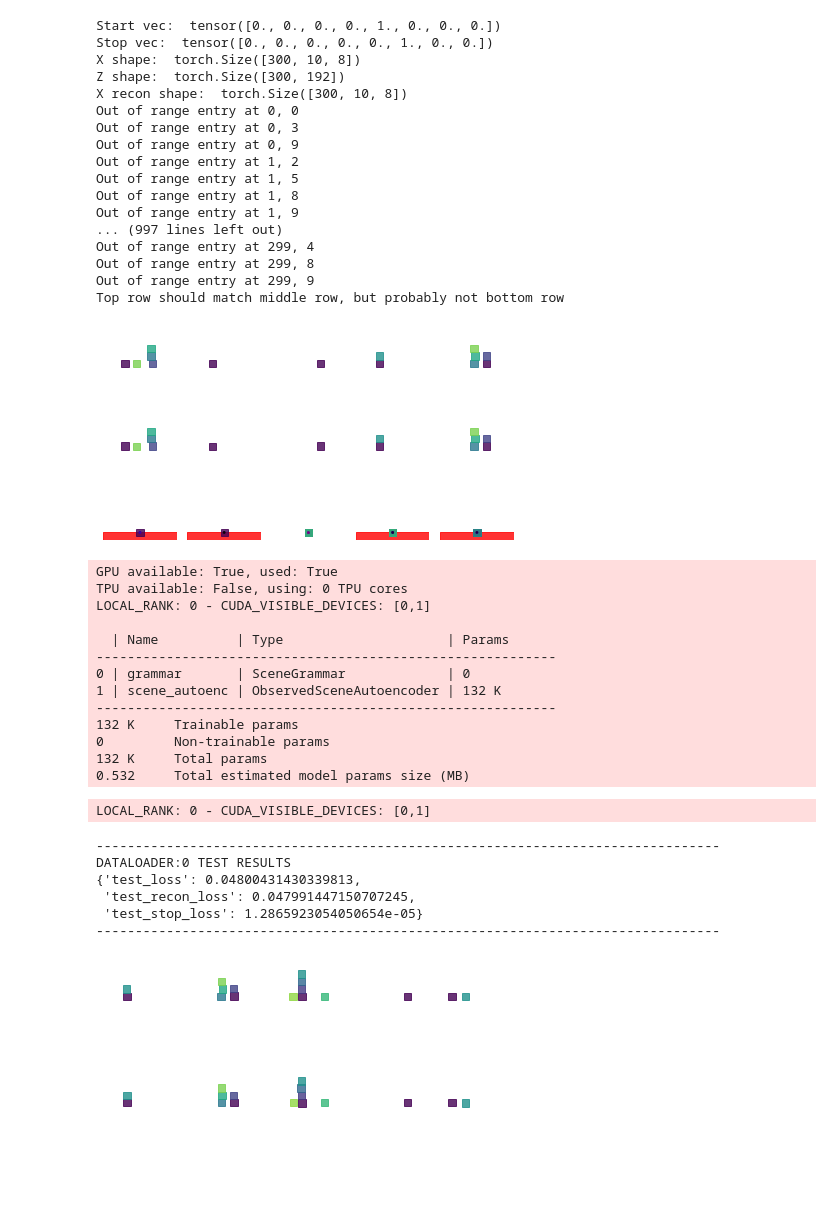
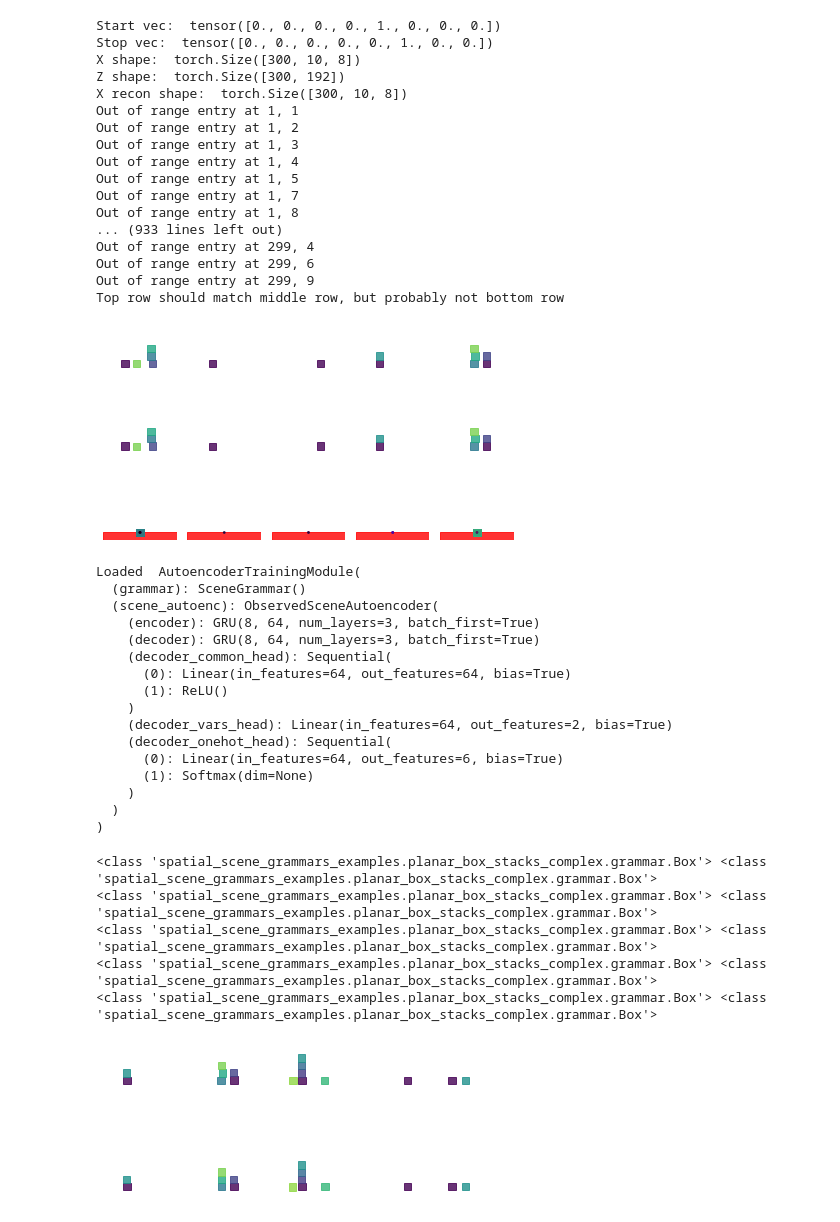
Before and after one commit to gizatt/spatial_scene_grammars, a Jupyter notebook: spatial_scene_grammars_examples/planar_box_stacks_complex/target_environment_autoencoder.ipynb, the cells around one changed output. Cells and saved outputs as stored; diff of their text form; code cells hidden in the pictures; blank space fills up the shorter version.

Commit message:
Ordering issue in reproducibility of target environment autoencoder

```diff
--- a/spatial_scene_grammars_examples/planar_box_stacks_complex/target_environment_autoencoder.ipynb
+++ b/spatial_scene_grammars_examples/planar_box_stacks_complex/target_environment_autoencoder.ipynb
@@ -169,7 +168,7 @@ class ObservedSceneAutoencoder(torch.nn.Module):
         super().__init__()
         # Figure out what size the nodes need to be padded out to,
         # and the size of the one-hot encoding.
-        self.unique_node_types = list(grammar.get_all_types_in_grammar())
+        self.unique_node_types = sorted(list(grammar.get_all_types_in_grammar()), key=lambda x: x.__class__.__name__)
         # Add "start" and "stop" symbols to node types
         self.num_node_types_without_extras = len(self.unique_node_types)
         self.num_node_types = len(self.unique_node_types) + 2
@@ -357,40 +356,40 @@ print("X recon shape: ", pad_packed_sequence(x_recon, batch_first=True)[0].shape
 def make_observed_to_tree(obs):
     tree = SceneTree()
     for obs_node in obs:
         tree.add_node(obs_node)
     return tree
 
 observed_nodes_unpacked = test_scene_autoenc.unpack_observed_nodes_batch(x)
 observed_nodes_autoencoded = test_scene_autoenc.unpack_observed_nodes_batch(x_recon)
 N = 5
 for k in range(N):
     plt.subplot(3, N, k+1)
     draw_boxes(make_observed_to_tree(observed_nodes_for_test[k]), fig=plt.gcf(), ax=plt.gca())
     plt.subplot(3, N, k+N+1)
     draw_boxes(make_observed_to_tree(observed_nodes_unpacked[k]), fig=plt.gcf(), ax=plt.gca())
     plt.subplot(3, N, k+N+N+1)
     draw_boxes(make_observed_to_tree(observed_nodes_autoencoded[k]), fig=plt.gcf(), ax=plt.gca())
 plt.tight_layout()
 print("Top row should match middle row, but probably not bottom row")
 # %% [output]
 Start vec:  tensor([0., 0., 0., 0., 1., 0., 0., 0.])
 Stop vec:  tensor([0., 0., 0., 0., 0., 1., 0., 0.])
 X shape:  torch.Size([300, 10, 8])
 Z shape:  torch.Size([300, 192])
 X recon shape:  torch.Size([300, 10, 8])
-Out of range entry at 0, 0
-Out of range entry at 0, 3
-Out of range entry at 0, 9
+Out of range entry at 1, 1
 Out of range entry at 1, 2
+Out of range entry at 1, 3
+Out of range entry at 1, 4
 Out of range entry at 1, 5
+Out of range entry at 1, 7
 Out of range entry at 1, 8
-Out of range entry at 1, 9
-... (997 lines left out)
+... (933 lines left out)
 Out of range entry at 299, 4
-Out of range entry at 299, 8
+Out of range entry at 299, 6
 Out of range entry at 299, 9
 Top row should match middle row, but probably not bottom row
-[figure, old version]
+[figure, new version]
 # %%
 # Make sure we can train the node embeddings on their own.
 from pytorch_lightning.callbacks import LearningRateMonitor
@@ -468,7 +467,7 @@ class AutoencoderTrainingModule(pl.LightningModule):
         }
 
 
-retrain = True
+retrain = False
 autoenc_model = AutoencoderTrainingModule(grammar)
 if retrain or not os.path.exists("saved_autoenc.ckpt"):
     lr_monitor = LearningRateMonitor(logging_interval='epoch')
@@ -485,26 +484,22 @@ else:
     autoenc_model = autoenc_model.load_from_checkpoint(checkpoint_path="saved_autoenc.ckpt", grammar=grammar)
     print("Loaded ", autoenc_model)
 # %% [output]
-GPU available: True, used: True
-TPU available: False, using: 0 TPU cores
-LOCAL_RANK: 0 - CUDA_VISIBLE_DEVICES: [0,1]
-
-  | Name          | Type                     | Params
------------------------------------------------------------
-0 | grammar       | SceneGrammar             | 0
-1 | scene_autoenc | ObservedSceneAutoencoder | 132 K
------------------------------------------------------------
-132 K     Trainable params
-0         Non-trainable params
-132 K     Total params
-0.532     Total estimated model params size (MB)
+Loaded  AutoencoderTrainingModule(
+  (grammar): SceneGrammar()
+  (scene_autoenc): ObservedSceneAutoencoder(
+    (encoder): GRU(8, 64, num_layers=3, batch_first=True)
+    (decoder): GRU(8, 64, num_layers=3, batch_first=True)
+    (decoder_common_head): Sequential(
+      (0): Linear(in_features=64, out_features=64, bias=True)
+      (1): ReLU()
+    )
+    (decoder_vars_head): Linear(in_features=64, out_features=2, bias=True)
+    (decoder_onehot_head): Sequential(
+      (0): Linear(in_features=64, out_features=6, bias=True)
+      (1): Softmax(dim=None)
+    )
+  )
+)
-LOCAL_RANK: 0 - CUDA_VISIBLE_DEVICES: [0,1]
---------------------------------------------------------------------------------
-DATALOADER:0 TEST RESULTS
-{'test_loss': 0.04800431430339813,
- 'test_recon_loss': 0.047991447150707245,
- 'test_stop_loss': 1.2865923054050654e-05}
---------------------------------------------------------------------------------
 # %%
 x = autoenc_model.scene_autoenc.pack_observed_nodes_batch(observed_nodes_for_test)
 z = autoenc_model.scene_autoenc.encode(x)
@@ -519,6 +514,12 @@ for k in range(N):
     draw_boxes(make_observed_to_tree(observed_nodes_for_test[offset+k]), fig=plt.gcf(), ax=plt.gca())
     plt.subplot(2, N, k+N+1)
     draw_boxes(make_observed_to_tree(observed_nodes_autoencoded[offset+k]), fig=plt.gcf(), ax=plt.gca())
+    print(type(observed_nodes_for_test[offset+k][0]), type(observed_nodes_autoencoded[offset+k][0]))
 plt.tight_layout()
 # %% [output]
+<class 'spatial_scene_grammars_examples.planar_box_stacks_complex.grammar.Box'> <class 'spatial_scene_grammars_examples.planar_box_stacks_complex.grammar.Box'>
+<class 'spatial_scene_grammars_examples.planar_box_stacks_complex.grammar.Box'> <class 'spatial_scene_grammars_examples.planar_box_stacks_complex.grammar.Box'>
+<class 'spatial_scene_grammars_examples.planar_box_stacks_complex.grammar.Box'> <class 'spatial_scene_grammars_examples.planar_box_stacks_complex.grammar.Box'>
+<class 'spatial_scene_grammars_examples.planar_box_stacks_complex.grammar.Box'> <class 'spatial_scene_grammars_examples.planar_box_stacks_complex.grammar.Box'>
+<class 'spatial_scene_grammars_examples.planar_box_stacks_complex.grammar.Box'> <class 'spatial_scene_grammars_examples.planar_box_stacks_complex.grammar.Box'>
 [figure]
```
Also changed, not shown: parts of 2 cells of this notebook, 1 other file.
